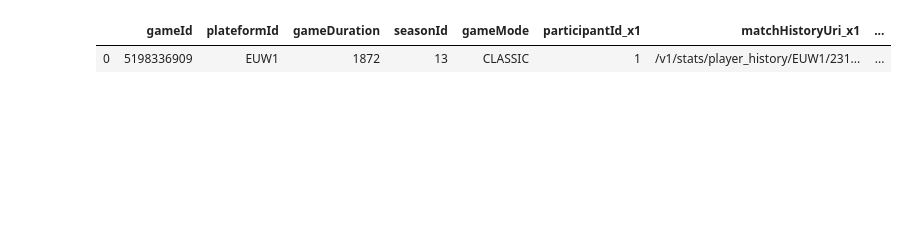
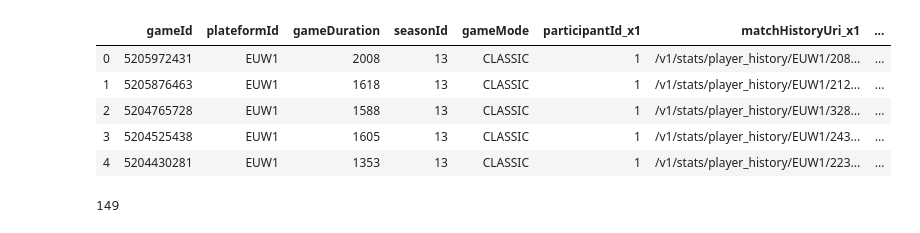
Before and after one commit to valentin-fngr/LeagueLegAI, a Jupyter notebook: training.py.ipynb, the cells around one changed output. Drawn from its saved outputs; the diff is of its cells as text; code cells hidden in the pictures; blank space fills up the shorter version.

```diff
--- a/training.py.ipynb
+++ b/training.py.ipynb
@@ -3,9 +3,17 @@ import pandas as pd
 import numpy as np
 # %%
 # dataset path
-df = pd.read_csv("dataset.csv")
+df = pd.read_csv("dataset2.csv")
 pd.set_option('display.max_columns', None)
-df.head(1)
+df.head()
 # %% [output]
 |  | gameId | plateformId | gameDuration | seasonId | gameMode | participantId_x1 | matchHistoryUri_x1 | ... |
-| 0 | 5198336909 | EUW1 | 1872 | 13 | CLASSIC | 1 | /v1/stats/player_history/EUW1/231... | ... |
+| 0 | 5205972431 | EUW1 | 2008 | 13 | CLASSIC | 1 | /v1/stats/player_history/EUW1/208... | ... |
+| 1 | 5205876463 | EUW1 | 1618 | 13 | CLASSIC | 1 | /v1/stats/player_history/EUW1/212... | ... |
+| 2 | 5204765728 | EUW1 | 1588 | 13 | CLASSIC | 1 | /v1/stats/player_history/EUW1/328... | ... |
+| 3 | 5204525438 | EUW1 | 1605 | 13 | CLASSIC | 1 | /v1/stats/player_history/EUW1/243... | ... |
+| 4 | 5204430281 | EUW1 | 1353 | 13 | CLASSIC | 1 | /v1/stats/player_history/EUW1/223... | ... |
+# %%
+len(list(df.columns))
+# %% [output]
+149
```
Also changed, not shown: 4 other files.
